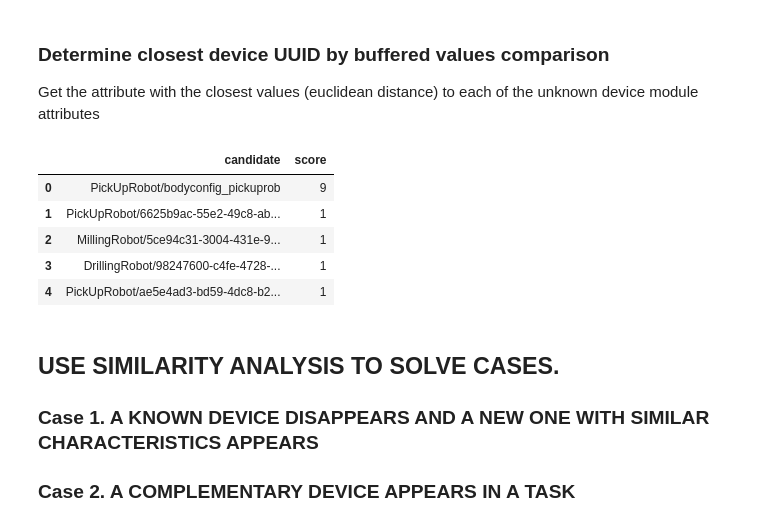
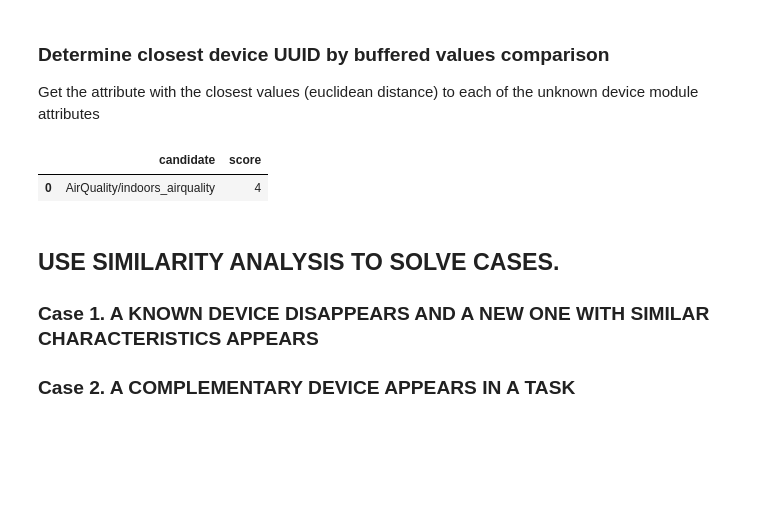
Before and after one commit to alejp1998/kg-iot-dt, a Jupyter notebook: kgdt/devs_similarity.ipynb, the cells around one changed output. Saved outputs shown, nothing was run; the diff lists cells and outputs as text; code cells hidden in the pictures; blank space fills up the shorter version.

```diff
--- a/kgdt/devs_similarity.ipynb
+++ b/kgdt/devs_similarity.ipynb
@@ -294,23 +251,38 @@ def get_closest_devs_by_values(unknown_dev,known_devs,i) :
-# %%
-# Compute distance for each unknown module attribute
-votes = (Parallel(n_jobs=12)(delayed(get_closest_devs_by_values)(unknown_dev,known_devs,i) for i in range(unknown_dev.shape[0])))
-total_vote_dev = {}
-for vote in votes:
-    for candidate in vote :
-        if candidate not in total_vote_dev :
-            total_vote_dev[candidate] = vote[candidate]
-        else :
-            total_vote_dev[candidate] += vote[candidate]
-total_vote_dev_df = pd.DataFrame(total_vote_dev.items(),columns=['candidate','score']).sort_values(by='score',ascending=False)
-# %%
-total_vote_dev_df
-# %% [output]
-|  | candidate | score |
-| 0 | PickUpRobot/bodyconfig_pickuprob | 9 |
-| 1 | PickUpRobot/6625b9ac-55e2-49c8-ab... | 1 |
-| 2 | MillingRobot/5ce94c31-3004-431e-9... | 1 |
-| 3 | DrillingRobot/98247600-c4fe-4728-... | 1 |
-| 4 | PickUpRobot/ae5e4ad3-bd59-4dc8-b2... | 1 |
+# %%
+noninteg_dev = devs_df[devs_df.uuid == uuid]
+integ_devs = devs_df[(devs_df.integ == True) & (devs_df.uuid != uuid)]
+# %%
+# Compute closest devices searching for closest time series pattern
+def get_closest_devs(noninteg_dev,integ_devs,closest_classes,i,score=1) :
+    # Create local copies
+    noninteg_dev_row = noninteg_dev.iloc[i].copy()
+    closest_classes.append(noninteg_dev_row.dev)
+    integ_devs = integ_devs[integ_devs.dev.isin(closest_classes)].copy()
+    val_cols = integ_devs.columns[6:]
+
+    # Compute device with closest time series pattern
+    min_dist_profile = np.Inf
+    query_series = noninteg_dev_row[val_cols[:20]].astype(float).to_numpy()
+    for i, integ_dev_row in integ_devs.iterrows() :
+        inspected_series = integ_dev_row[val_cols].dropna().astype(float).to_numpy()
+        if inspected_series.size < query_series.size : continue
+        # MASS Distance Profile
+        dist_profile = mass(query_series, inspected_series, normalize=False)
+        if np.min(dist_profile) < min_dist_profile :
+            min_dist_profile = np.min(dist_profile)
+            candidate = integ_dev_row.dev + '/' + integ_dev_row.uuid
+
+    # The winner is the one with lower distance
+    return {candidate: score}
+# %%
+# Out of those 5 closest classes, get device that best matches time series pattern
+votes = (Parallel(n_jobs=12)(delayed(get_closest_devs)(noninteg_dev,integ_devs,closest_classes,i) for i in range(noninteg_dev.shape[0])))
+voting_result_df = calc_voting_result_df(votes)
+# %%
+voting_result_df
+# %% [output]
+|  | candidate | score |
+| 0 | AirQuality/indoors_airquality | 4 |
 # %% [markdown]
 ## USE SIMILARITY ANALYSIS TO SOLVE CASES.
 ### Case 1. A KNOWN DEVICE DISAPPEARS AND A NEW ONE WITH SIMILAR CHARACTERISTICS APPEARS
```
Also changed, not shown: parts of 17 cells of this notebook, 4 other files.
